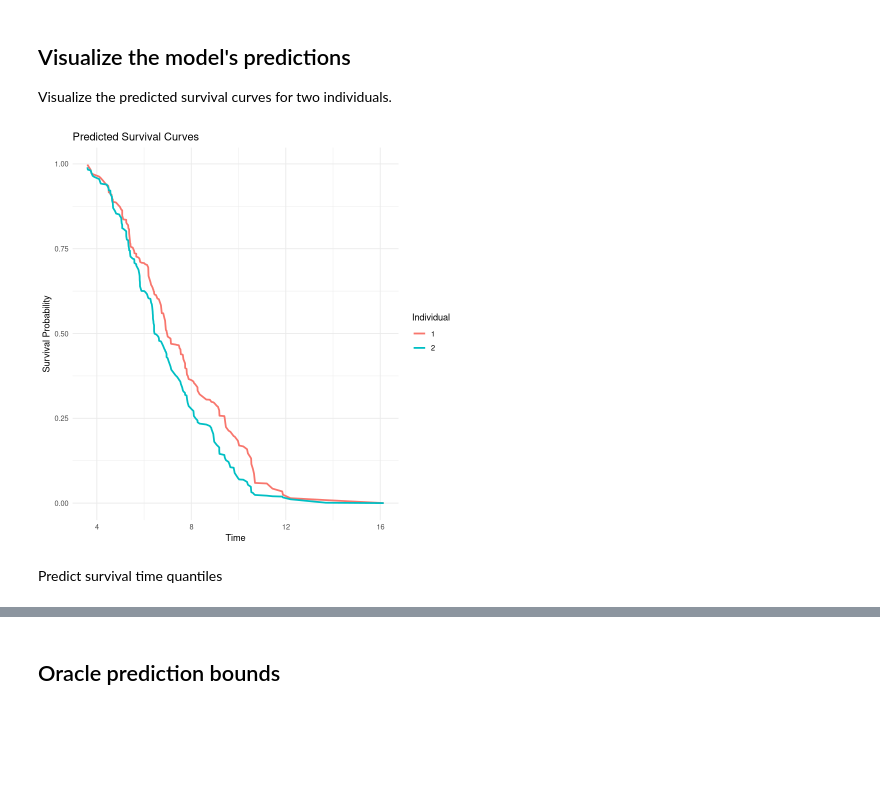
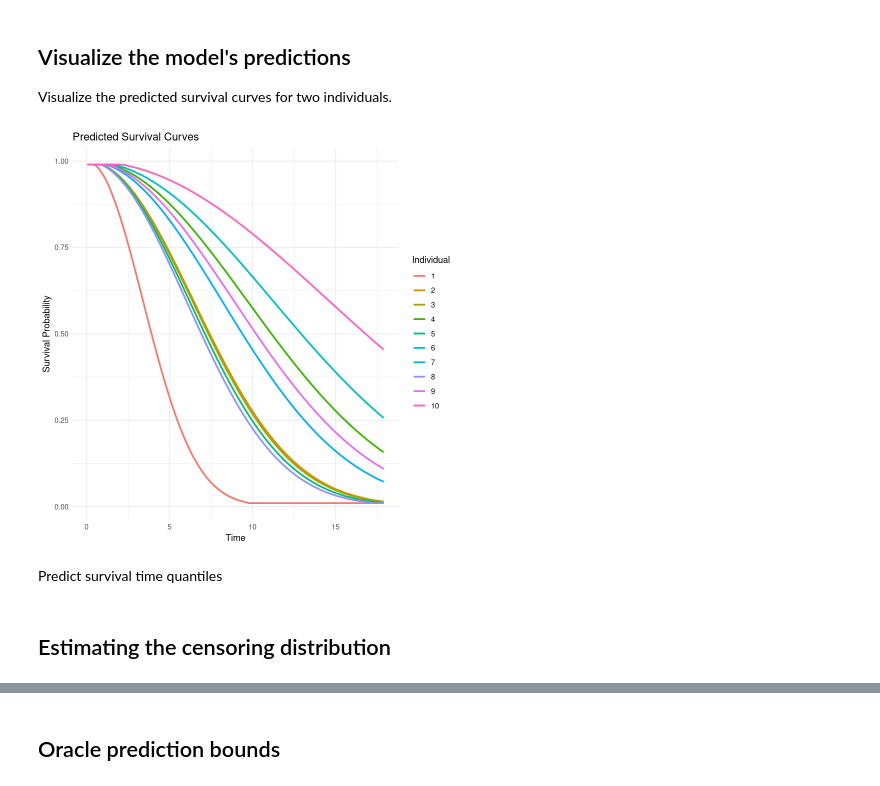
Before and after one commit to msesia/conformal_survival, a Jupyter notebook: code/survival-cqr-new.ipynb, the cells around one changed output, grey strips where cells are left out. Drawn from its saved outputs; the diff is of its cells as text; code cells hidden in the pictures; blank space fills up the shorter version.

```diff
--- a/code/survival-cqr-new.ipynb
+++ b/code/survival-cqr-new.ipynb
@@ -23,8 +28,14 @@ num_features <- 10
 
 # Create an instance of SurvivalDataGenerator
 # Supported models:
-generator <- LogNormalSurvivalGenerator$new(num_features = num_features)
-#generator <- WeibullSurvivalGenerator$new(num_features = num_features)
+if(TRUE) {
+    mu_fun <- function(X) log(2) + 1 + ( 2 * (X[, 1]>0) - X[, 3] * X[, 5])
+    sigma_fun <- function(X) 0.5 * (abs(X[, 10]) + 1)
+    cens_rate_fun2 <- function(X) 0.2 + 0.2 * X[, 1]
+    generator <- LogNormalSurvivalGenerator$new(num_features = num_features, mu_fun = mu_fun, sigma_fun = sigma_fun, cens_rate_fun=cens_rate_fun2)
+} else {
+    generator <- WeibullSurvivalGenerator$new(num_features = num_features)
+}
 
 # Sample sizes
 num_samples_train <- 200
@@ -115,7 +136,7 @@ Fit a survival model using the training data.
 # %%
 source("utils_survival_new.R")
 
-model_type = "grf"
+model_type = "survreg"
 
 if(model_type=="grf") {
     # Instantiate GRF survival forest
@@ -137,15 +158,16 @@ surv_model$fit(Surv(time, status) ~ ., data = data.train)
 
 Visualize the predicted survival curves for two individuals.
 # %%
-source("utils_plotting_new.R")
+idx.predict <- c(1:10)
 
-idx.predict <- c(1,2)
-
-plot_survival_curves(surv_model, new_data = data.cal[idx.predict,])
+predictions = surv_model$predict_survival(data.cal[idx.predict,])
+plot_survival_curves(predictions)
 # %% [output]
-[figure, old version]
+[figure, new version]
 # %% [markdown]
 Predict survival time quantiles
+# %% [markdown]
+## Estimating the censoring distribution
 # %%
 # Predict survival time quantiles
 surv_model$predict_quantiles(data.cal[idx.predict,], probs = c(0.1, 0.5, 0.9))
```
Also changed, not shown: parts of 22 cells of this notebook, 4 other files.
